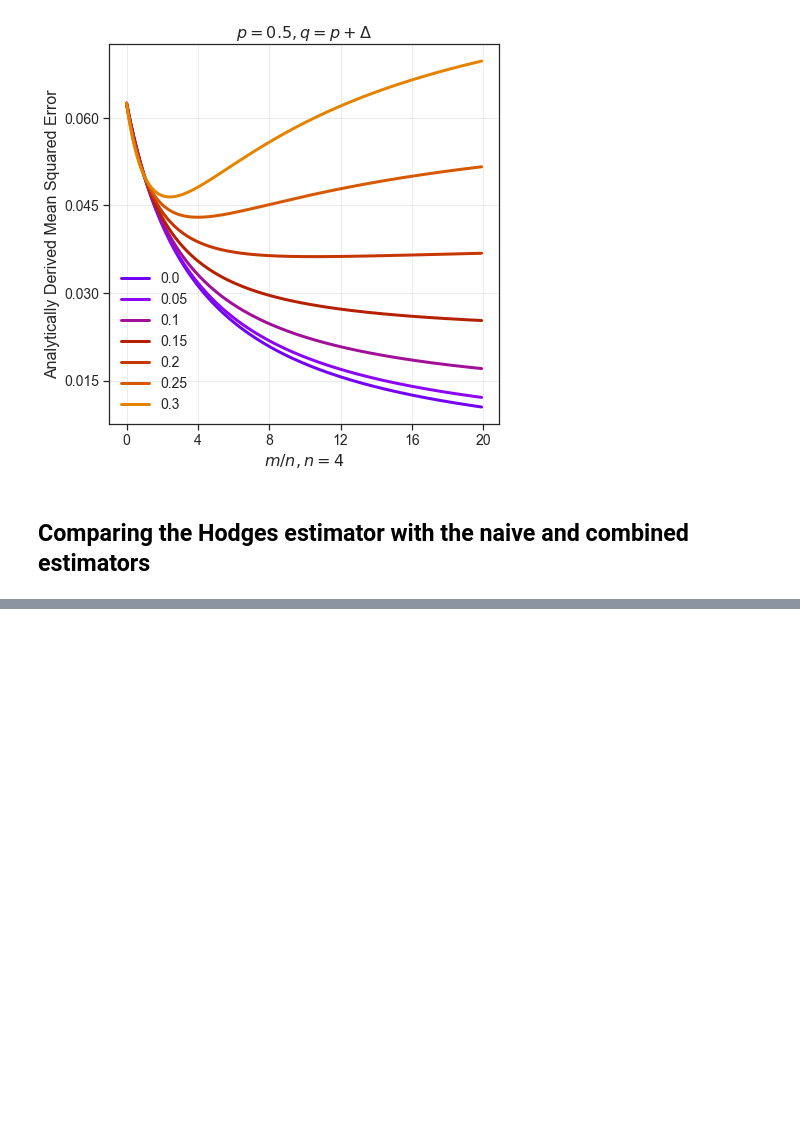
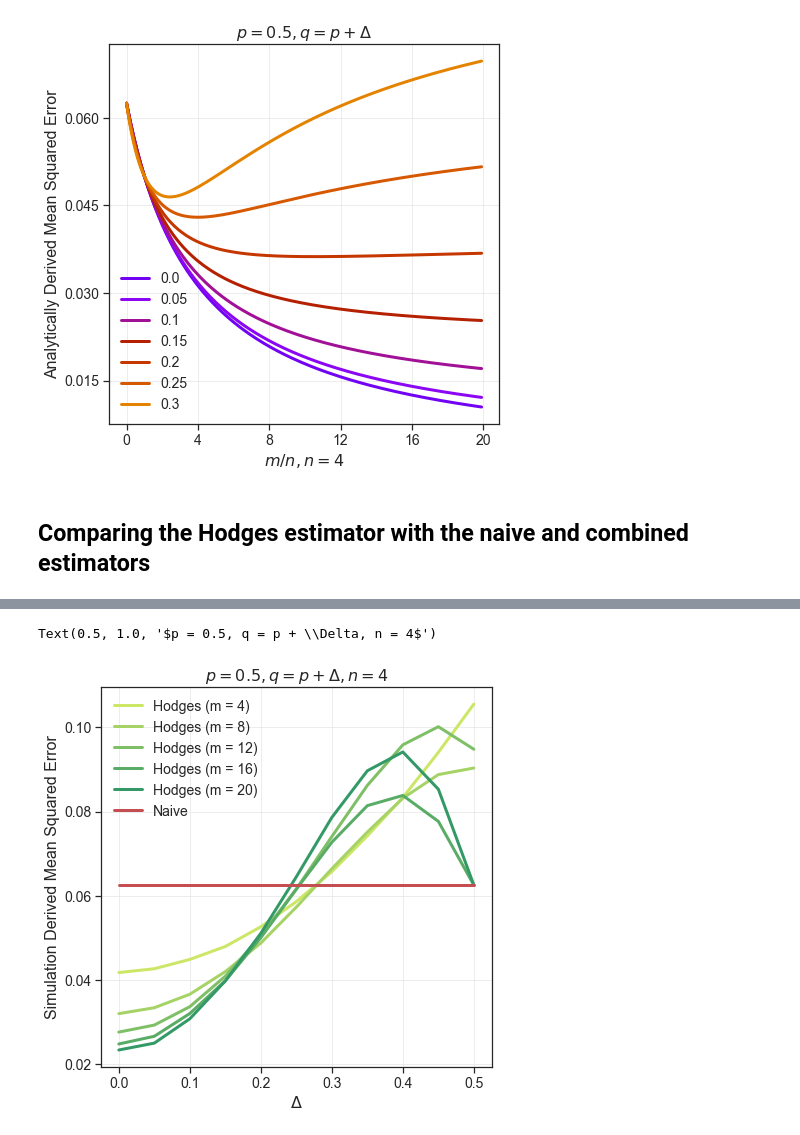
Before and after one commit to neurodata/superefficient-estimators, a Jupyter notebook: notebooks/bernoulli_problem.ipynb, the cells around one changed output, grey strips where cells are left out. Cells and saved outputs as stored; diff of their text form; code cells hidden in the pictures; blank space fills up the shorter version.

```diff
--- a/notebooks/bernoulli_problem.ipynb
+++ b/notebooks/bernoulli_problem.ipynb
@@ -152,17 +193,20 @@ Text(0.5, 1.0, '$p = 0.5, q = p + \\Delta, n = 4, m = 8$')
 # %%
 fontsize = 16
 labelsize = 14
 fig, ax = plt.subplots(figsize=(7, 7))
 cmap = [plt.cm.summer_r(i) for i in np.linspace(0.2, 0.8, len(m_list))]
 for i in range(len(m_list)):
     ax.plot(delta_list, hodges_list[i], c=cmap[i], lw=3, label="Hodges (m = {})".format(m_list[i]))
-ax.plot(delta_list, naive_mse_list, c='r', lw=3, label="Naive")
+ax.plot(delta_list, naive_list, c='r', lw=3, label="Naive")
 ax.set_ylabel("Simulation Derived Mean Squared Error", fontsize=fontsize)
 # ax.set_xlabel(r"$m/n, n=4$", fontsize=fontsize)
 ax.set_xlabel(r"$\Delta$", fontsize=fontsize)
 ax.tick_params(axis='x', labelsize=labelsize)
 ax.tick_params(axis='y', labelsize=labelsize)
 ax.legend(fontsize=labelsize, frameon=False)
 ax.xaxis.set_major_locator(MaxNLocator(6))
 ax.yaxis.set_major_locator(MaxNLocator(5))
 ax.set_title(r"$p = {}, q = p + \Delta, n = {}$".format(p, n), fontsize=fontsize)
+# %% [output]
+Text(0.5, 1.0, '$p = 0.5, q = p + \\Delta, n = 4$')
+[figure, added]
```
Also changed, not shown: parts of 4 cells of this notebook.
